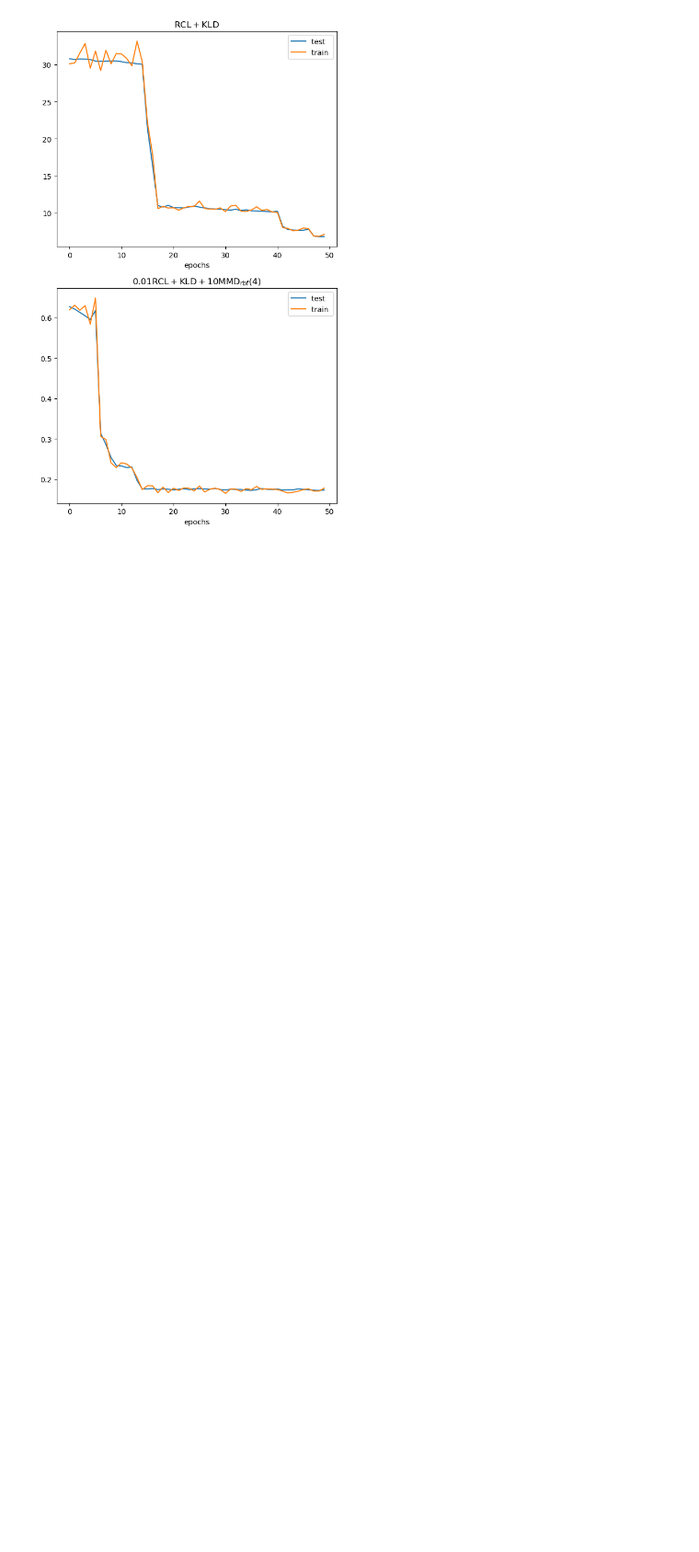
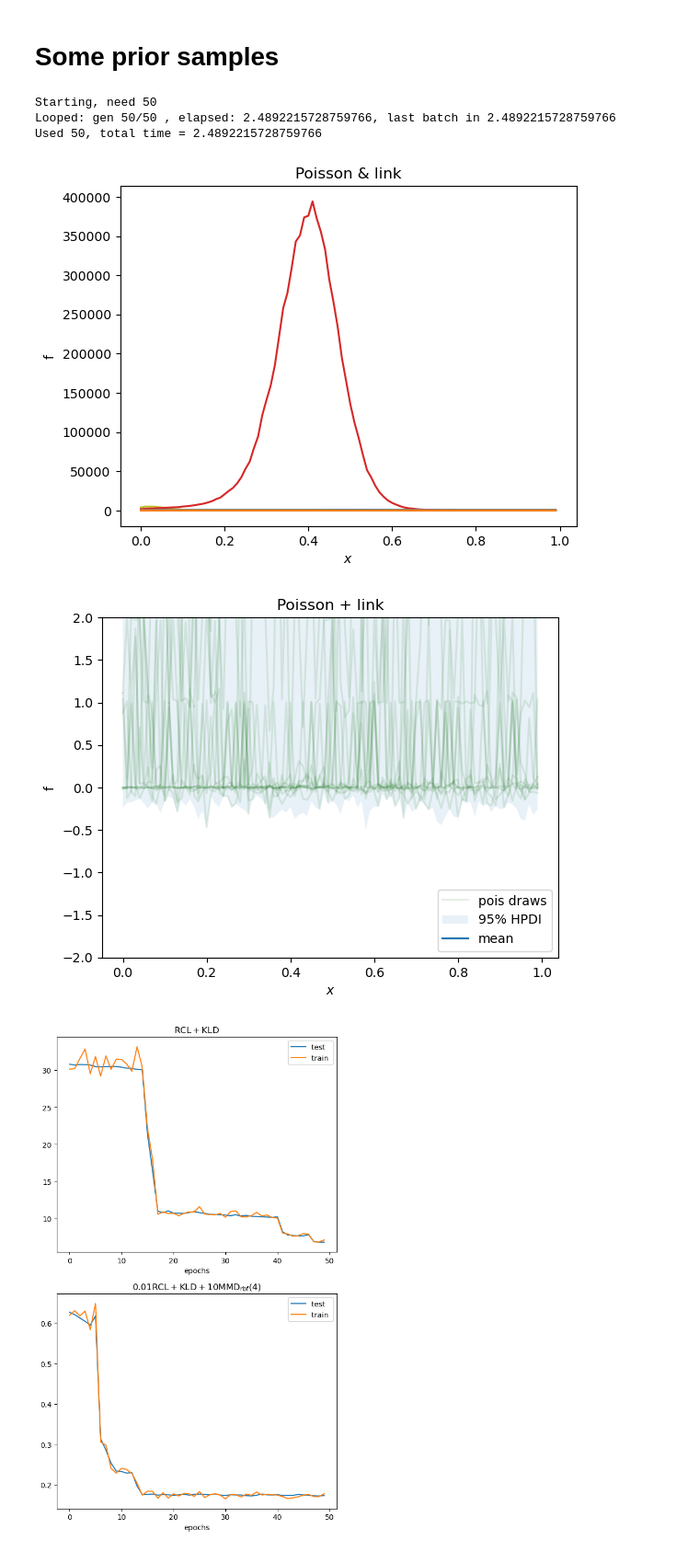
Before and after one commit to mtcairneyleeming/4yp, a Jupyter notebook: 21_synthetic_data.ipynb, the cells around one changed output. Shown at 92% size. Drawn from its saved outputs; the diff is of its cells as text; code cells hidden in the pictures; blank space fills up the shorter version.

```diff
--- a/21_synthetic_data.ipynb
+++ b/21_synthetic_data.ipynb
@@ -12,6 +8,54 @@ from plotting.plots import plot_draws, plot_draws_hpdi
 from plotting.paper import plot_trained_draws, plot_training_histories, get_training_histories, plot_simple_hists, plot_simple_draws
 from plotting.scores import show_all_loss_scores, show_loss_scores
 from plotting.helpers import calc_plot_dimensions
+# %% [markdown]
+# Some prior samples
+# %%
+from reusable.data import gen_one_batch
+from reusable.gp import BuildGP_Poisson
+from reusable.kernels import esq_kernel
+import jax.random as random
+import jax.numpy as jnp
+from plotting.plots import plot_draws, plot_draws_hpdi
+
+test_args = {
+    # GP prior configuration
+    "n": 100,
+    "gp_kernel": esq_kernel,
+    "rng_key": random.PRNGKey(2),
+}
+test_args.update(
+    {  # so we can use the definition of n to define x
+        "x": jnp.arange(0, 1, 1 / test_args["n"]),
+
+        "length_prior_choice": "invgamma",
+        "length_prior_arguments": {"concentration": 4.0, "rate": 1.0},
+        "variance_prior_choice": "gamma",
+        "variance_prior_arguments": {"location": 5.0, "scale": 0.5},
+
+
+    }
+)
+
+gt_gp = BuildGP_Poisson(
+    test_args["gp_kernel"],
+    noise=True,
+    length_prior_choice=test_args["length_prior_choice"],
+    length_prior_args=test_args["length_prior_arguments"],
+    variance_prior_choice=test_args["variance_prior_choice"],
+    variance_prior_args=test_args["variance_prior_arguments"],
+)
+
+plot_samples = gen_one_batch(test_args["x"], gt_gp, test_args["gp_kernel"], 50, test_args["rng_key"])
+
+plot_draws(plot_samples, test_args["x"], "Poisson & link", "f")
+plot_draws_hpdi(plot_samples, test_args["x"], "Poisson + link", "f", "pois")
+# %% [output]
+Starting, need 50
+Looped: gen 50/50 , elapsed: 2.4892215728759766, last batch in 2.4892215728759766
+Used 50, total time = 2.4892215728759766
+[figure, added]
+[figure, added]
 # %%
 plot_simple_hists(21, 2,1, "C")
 # %% [output]
```
Also changed, not shown: parts of 2 cells of this notebook, 2 other files.
